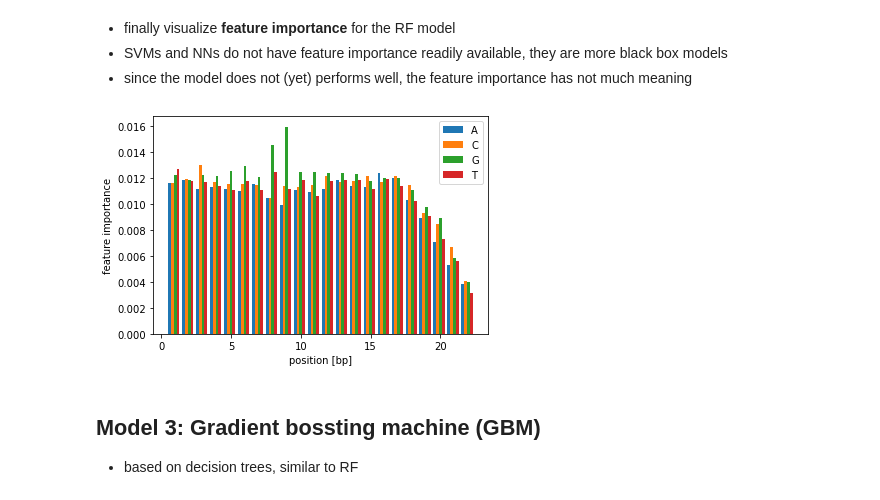
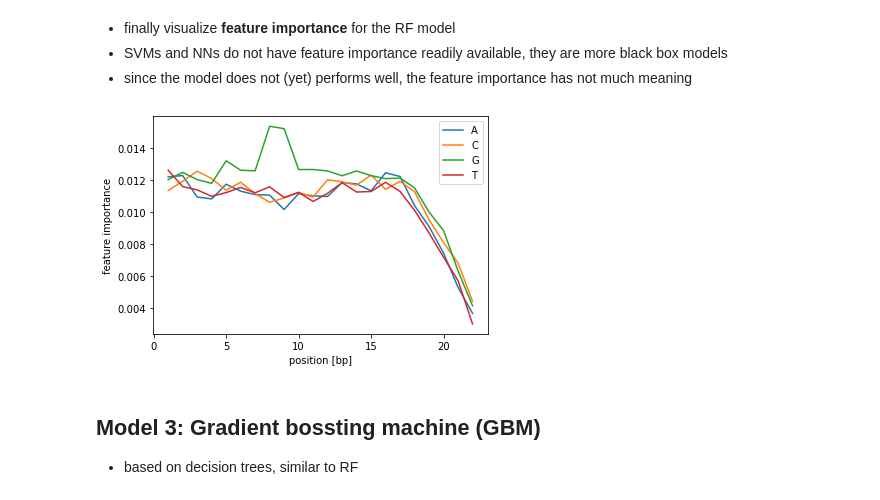
Before and after one commit to m-jahn/R-notebook-crispri-lib, a Jupyter notebook: sgRNA_library_V2/pipeline/sgRNA_ML_analysis.ipynb, the cells around one changed output. Cells and saved outputs as stored; diff of their text form; code cells hidden in the pictures.

Commit message:
feature: finished ML model training, prediction and figure export

```diff
--- a/sgRNA_library_V2/pipeline/sgRNA_ML_analysis.ipynb
+++ b/sgRNA_library_V2/pipeline/sgRNA_ML_analysis.ipynb
@@ -409,22 +398,22 @@ RF_cmplot.plot();
 # %%
 RF_feat_imp = pd.DataFrame()
 RF_feat_imp['feat_imp'] = pd.Series(RF_fit.feature_importances_)
 RF_feat_imp['position'] = np.repeat(np.arange(22), 5)
 RF_feat_imp['base'] = ['A','C','G','T','N']*22
 RF_feat_imp = RF_feat_imp.query('base != "N"')
 
 
 fig, ax = plt.subplots()
-ax.bar(np.arange(1,23) - 0.4, RF_feat_imp.query('base == "A"').feat_imp, 0.2, label = 'A')
-ax.bar(np.arange(1,23) - 0.2, RF_feat_imp.query('base == "C"').feat_imp, 0.2, label = 'C')
-ax.bar(np.arange(1,23) + 0.0, RF_feat_imp.query('base == "G"').feat_imp, 0.2, label = 'G')
-ax.bar(np.arange(1,23) + 0.2, RF_feat_imp.query('base == "T"').feat_imp, 0.2, label = 'T')
+ax.plot(np.arange(1,23), RF_feat_imp.query('base == "A"').feat_imp, label = 'A')
+ax.plot(np.arange(1,23), RF_feat_imp.query('base == "C"').feat_imp, label = 'C')
+ax.plot(np.arange(1,23), RF_feat_imp.query('base == "G"').feat_imp, label = 'G')
+ax.plot(np.arange(1,23), RF_feat_imp.query('base == "T"').feat_imp, label = 'T')
 ax.set_ylabel('feature importance')
 ax.set_xlabel('position [bp]')
 ax.legend()
-plt.show()
+plt.savefig('../figures/plot_rf_feat_importance.svg')
 # %% [output]
-[figure, old version]
+[figure, new version]
 # %% [markdown]
 ## Model 3: Gradient bossting machine (GBM)
 
```
Also changed, not shown: parts of 27 cells of this notebook.
